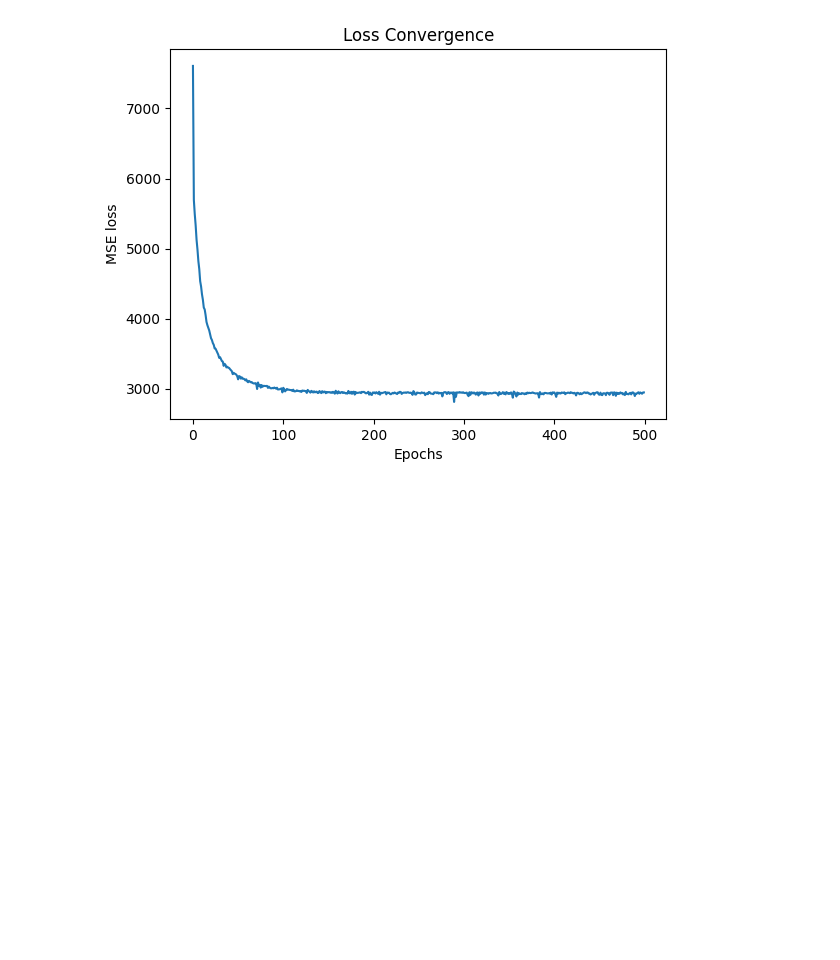
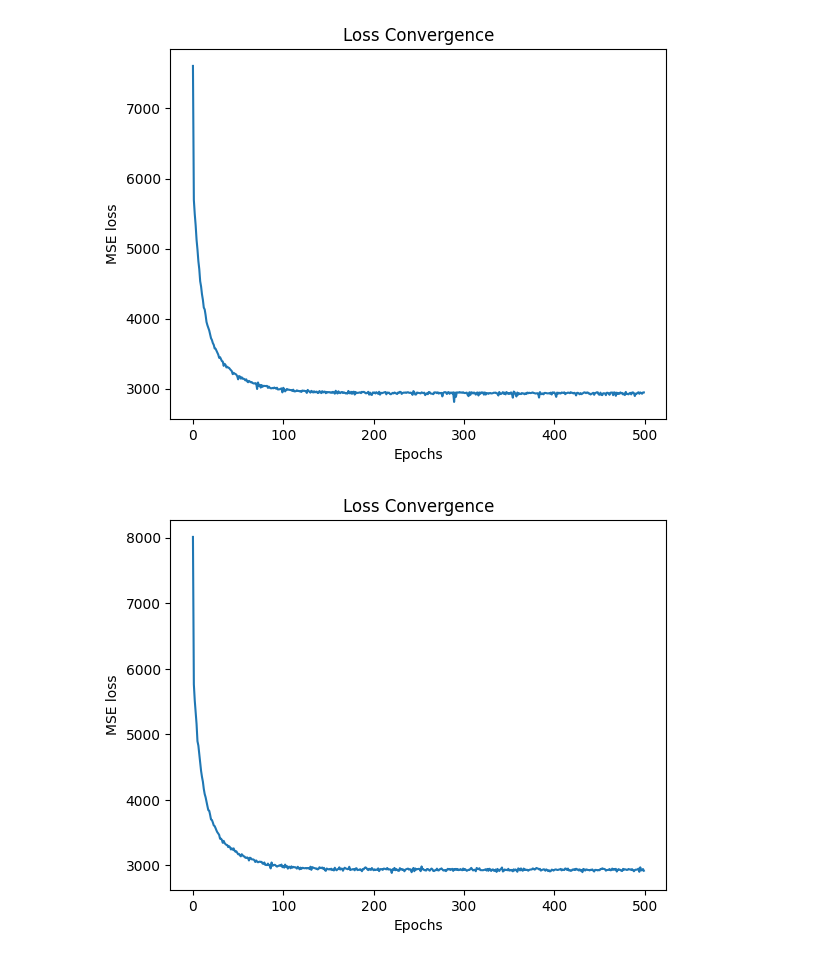
Before and after one commit to Rishi-R-h150/Classical-ML-algos, a Jupyter notebook: Optimization_Algorithms.ipynb, the cells around one changed output. Saved outputs shown, nothing was run; the diff lists cells and outputs as text; code cells hidden in the pictures; blank space fills up the shorter version.

```diff
--- a/Optimization_Algorithms.ipynb
+++ b/Optimization_Algorithms.ipynb
@@ -231,42 +246,4 @@ for epoch in range(epochs):
-# %%
-# Momentum SGD (variables renamed to momentum_w / momentum_b)
-momentum_w = np.zeros(X_train_mat.shape[1])
-momentum_b = 0.0
-v_w = np.zeros_like(momentum_w)
-v_b = 0.0
-losses_momentum = []
-lr_m = 0.01
-beta = 0.9
-n_samples = X_train_mat.shape[0]
-
-for epoch in range(epochs):
-    perm = np.random.permutation(n_samples)
-    epoch_losses = []
-    for ind in perm:
-        x_i = X_train_mat[ind]                    # (n_features,)
-        y_i = float(y_train_vec[ind].item())      # scalar
-        y_hat = x_i.dot(momentum_w) + momentum_b
-        err = y_hat - y_i
-        epoch_losses.append(err**2)
-        dw = 2 * err * x_i
-        db = 2 * err
-        # classical momentum update
-        v_w = beta * v_w + lr_m * dw
-        v_b = beta * v_b + lr_m * db
-        momentum_w -= v_w
-        momentum_b -= v_b
-    losses_momentum.append(np.mean(epoch_losses))
-
-# Diagnostics
-print("Final momentum bias:", momentum_b)
-print("Final momentum weight norm:", np.linalg.norm(momentum_w))
-print("Final train MSE (last epoch):", losses_momentum[-1])
-
-# Plot training curve
-import matplotlib.pyplot as plt
-plt.plot(losses_momentum, label='Momentum SGD')
-plt.xlabel('Epochs')
-plt.ylabel('MSE')
-plt.title('Momentum SGD Training Curve')
-plt.legend()
-plt.show()
+# %%
+plot(losses_momentum)
+# %% [output]
+[figure, added]
```
Also changed, not shown: parts of 1 cell of this notebook.
